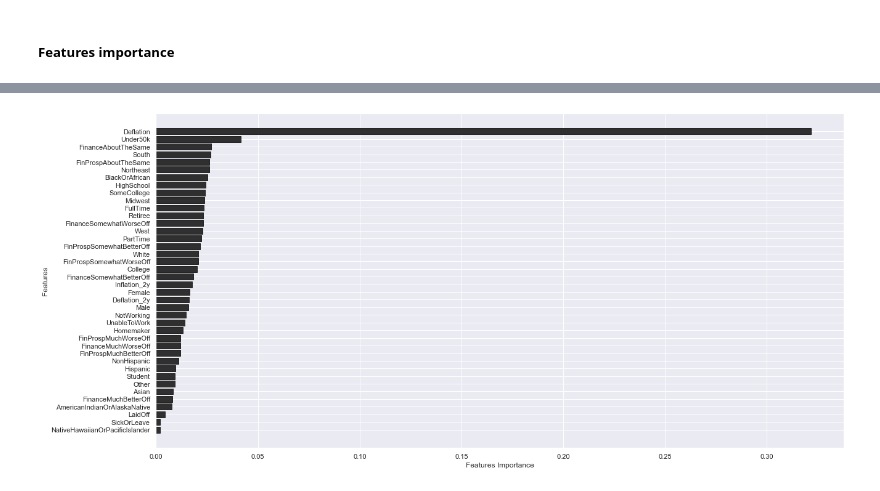
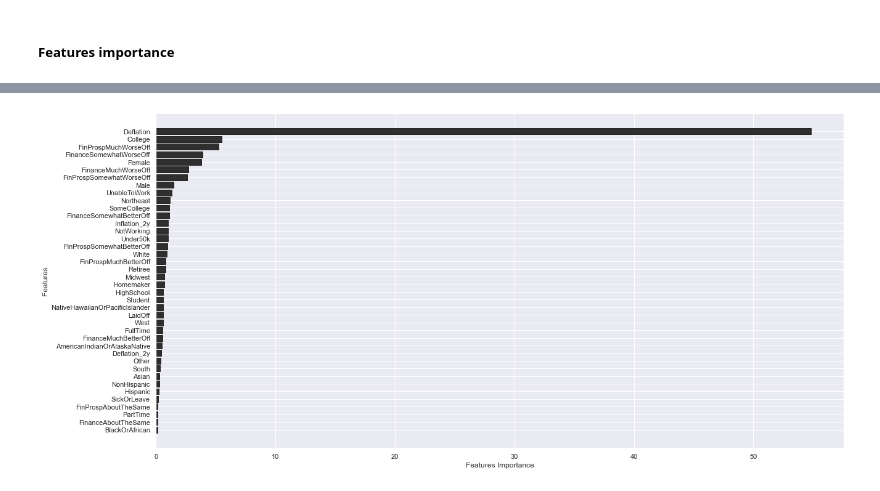
Before and after one commit to HermannJoel/Finance, a Jupyter notebook: Inflation-Expectation-Prediction/src/Decomposing_Inflation_Expectation_Final.ipynb, the cells around one changed output, grey strips where cells are left out. Saved outputs shown, nothing was run; the diff lists cells and outputs as text; code cells hidden in the pictures.

Commit message:
added catboost

```diff
--- a/Inflation-Expectation-Prediction/src/Decomposing_Inflation_Expectation_Final.ipynb
+++ b/Inflation-Expectation-Prediction/src/Decomposing_Inflation_Expectation_Final.ipynb
@@ -2164,7 +2164,7 @@ plt.legend(loc="upper left");
 # %%
-#Instantiate the best model
-adaboost=AdaBoostRegressor(n_estimators=150, base_estimator=RandomForestRegressor(), random_state=88)
+#Instantiate the best model with optimal parameters
+catboost=CatBoostRegressor(max_depth=2, n_estimators=250, random_state=88)
 #fit with training
-adaboost.fit(X_train, y_train)
+catboost.fit(X_train, y_train)
 #predict
-adaboost_pred=adaboost.predict(X_test)
+catboost_pred=catboost.predict(X_test)
@@ -2270,6 +2298,6 @@ def plot_features(columns, importances, n=50): #To get the 20 best parameters
     ax.set_xlabel("Features Importance")
     ax.invert_yaxis()
 # %%
-plot_features(X_test.columns, adaboost.feature_importances_)
+plot_features(X_test.columns, catboost.feature_importances_)
 # %% [output]
-[figure, old version]
+[figure, new version]
```
Also changed, not shown: parts of 7 cells of this notebook.
